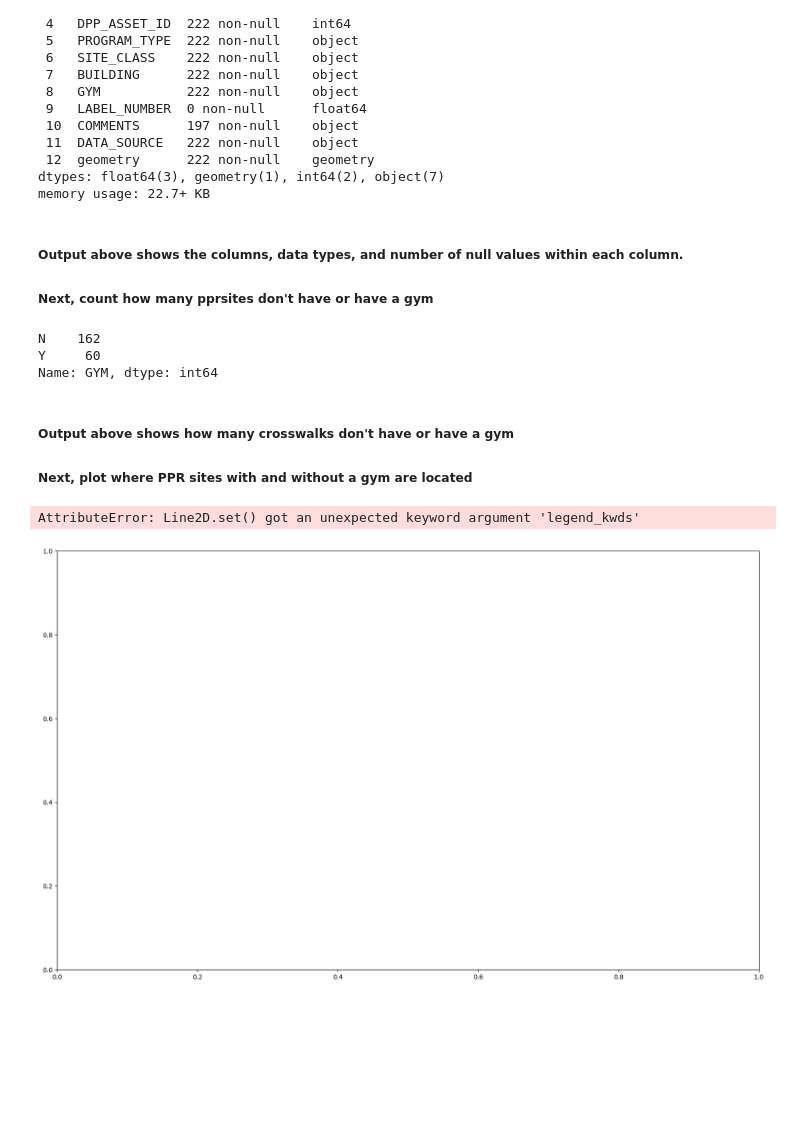
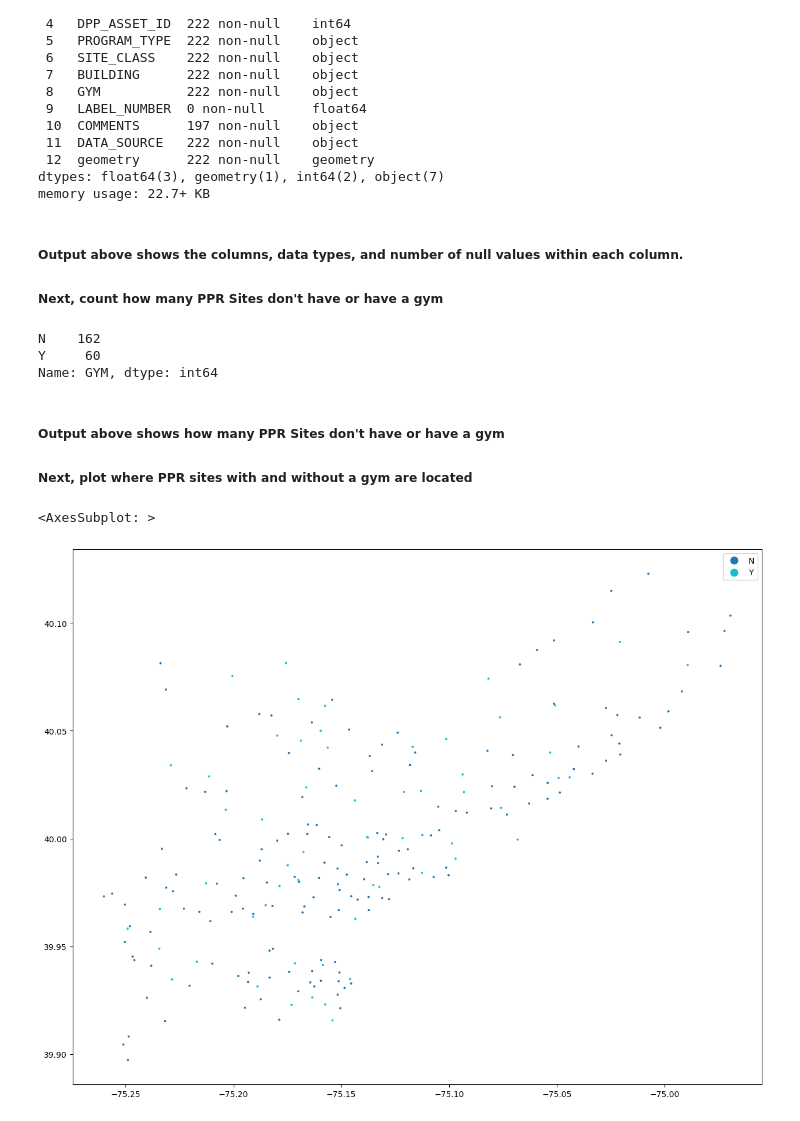
Before and after one commit to lindsey-morris/up221-lindsey, a Jupyter notebook: Week02/week 2 assignment.ipynb, the cells around one changed output. Drawn from its saved outputs; the diff is of its cells as text; code cells hidden in the pictures; blank space fills up the shorter version.

```diff
--- a/Week02/week 2 assignment.ipynb
+++ b/Week02/week 2 assignment.ipynb
@@ -27,7 +28,7 @@ from shapely.geometry import Point
 
 # Read in the CSV File
 
-pprsites = pd.read_csv('Data/PPRSites.csv')
+pprsites = pd.read_csv('PPRSites.csv')
 
 # Create a geometry column from the coordinate columns
 pprsites['geometry'] = pprsites.apply(lambda X: Point(X.X, X.Y), axis=1)
@@ -82,7 +83,7 @@ memory usage: 22.7+ KB
 # %% [markdown]
 ##### Output above shows the columns, data types, and number of null values within each column.
 
-##### Next, count how many pprsites don't have or have a gym
+##### Next, count how many PPR Sites don't have or have a gym
 # %%
 pprsites['GYM'].value_counts()
 # %% [output]
@@ -90,20 +91,20 @@ N    162
 Y     60
 Name: GYM, dtype: int64
 # %% [markdown]
-##### Output above shows how many crosswalks don't have or have a gym
+##### Output above shows how many PPR Sites don't have or have a gym
 
 ##### Next, plot where PPR sites with and without a gym are located
 # %%
-pprsites.plot(
-    figsize=(20,12),   #size of the plot (a bit bigger than the default)
-    column = 'GYM',   # column that defines the color of the dots
-    legend = True,     # add a legend
-    markersize = 1,
-    legend_kwds={
-    'loc': 'upper right',
-    'bbox_to_anchor':(1,1)
-    }                # this puts the legend to the side
+gdf.plot(
+            figsize=(20,12),   #size of the plot (a bit bigger than the default)
+            column = 'GYM',   # column that defines the color of the dots
+            legend = True,     # add a legend
+            markersize = 3,
+            legend_kwds={
+               'loc': 'upper right',
+               'bbox_to_anchor':(1,1)
+            }                  # this puts the legend to the side
 )
 # %% [output]
-AttributeError: Line2D.set() got an unexpected keyword argument 'legend_kwds'
+<AxesSubplot: >
-[figure, old version]
+[figure, new version]
```
Also changed, not shown: parts of 11 cells of this notebook, 1 other file.
